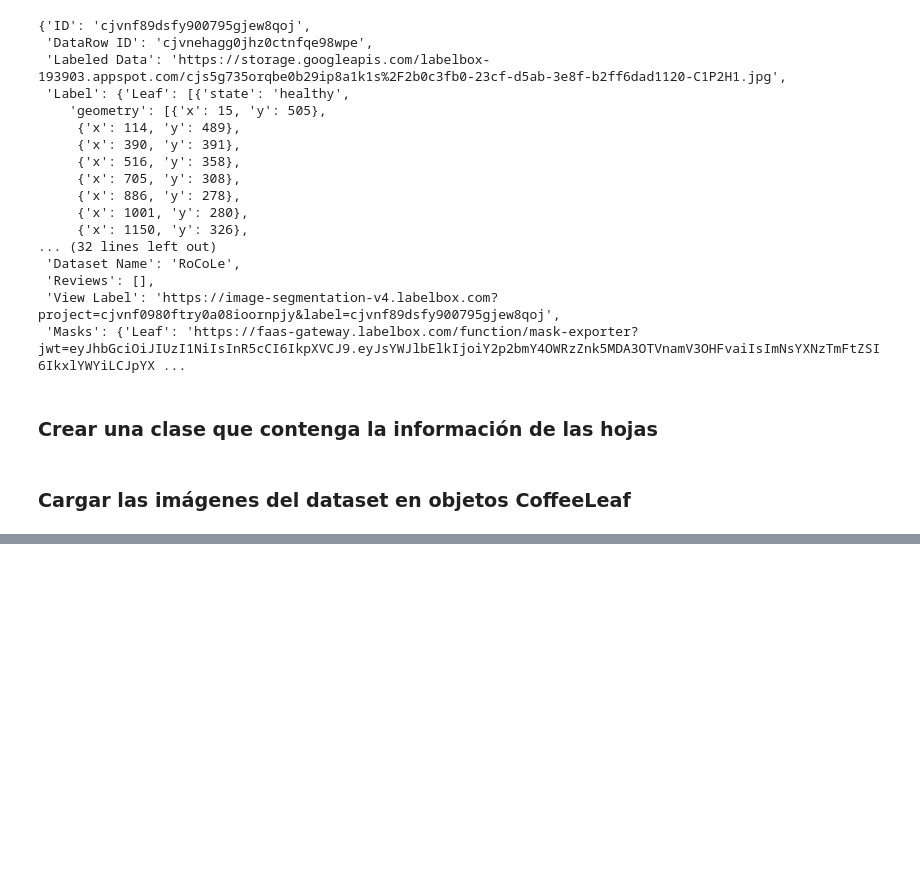
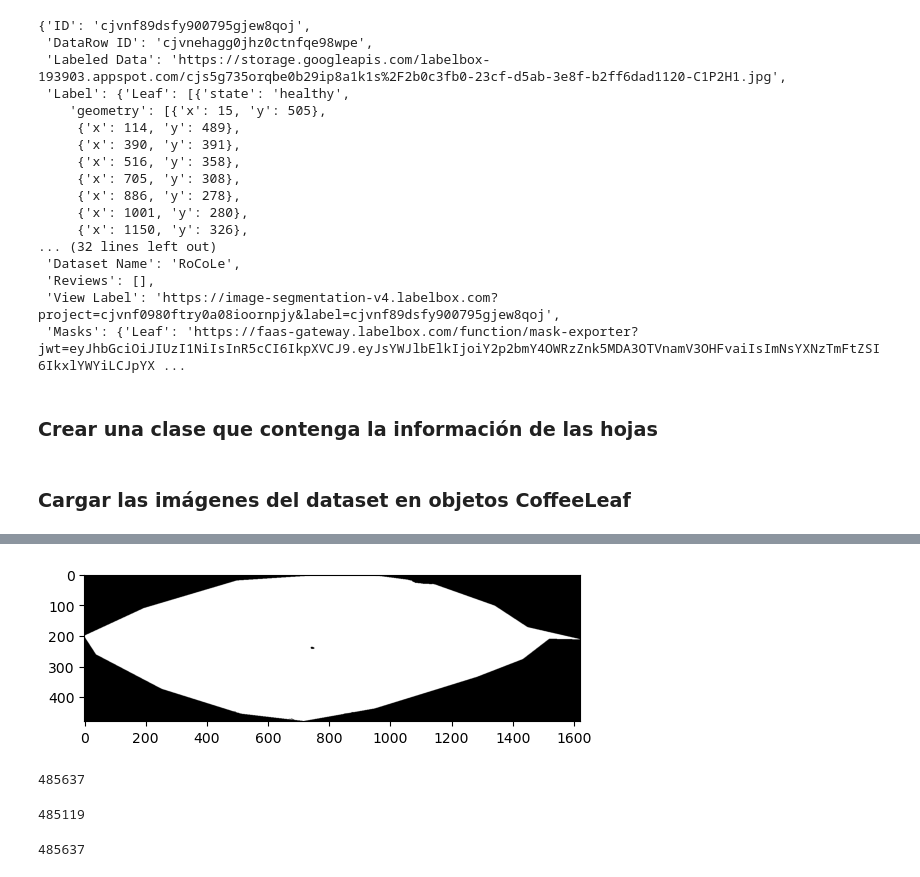
Before and after one commit to LindermanDgz/coffee-leaves-classification, a Jupyter notebook: coffee-leaves-classification.ipynb, the cells around one changed output, grey strips where cells are left out. Cells and saved outputs as stored; diff of their text form; code cells hidden in the pictures; blank space fills up the shorter version.

Commit message:
Binarize Hue channel

```diff
--- a/coffee-leaves-classification.ipynb
+++ b/coffee-leaves-classification.ipynb
@@ -218,0 +234,19 @@ coffee_leaf.area
+# %%
+thresh_otsu, binarized = cv.threshold(ret, 0, 255, cv.THRESH_BINARY+cv.THRESH_OTSU)
+# %%
+plt.imshow(binarized, cmap='gray')
+plt.show()
+# %% [output]
+[figure, added]
+# %%
+cv.countNonZero(coffee_leaf.mask)
+# %% [output]
+485637
+# %%
+cv.countNonZero(binarized)
+# %% [output]
+485119
+# %%
+coffee_leaf.area
+# %% [output]
+485637
```
Also changed, not shown: parts of 9 cells of this notebook.
